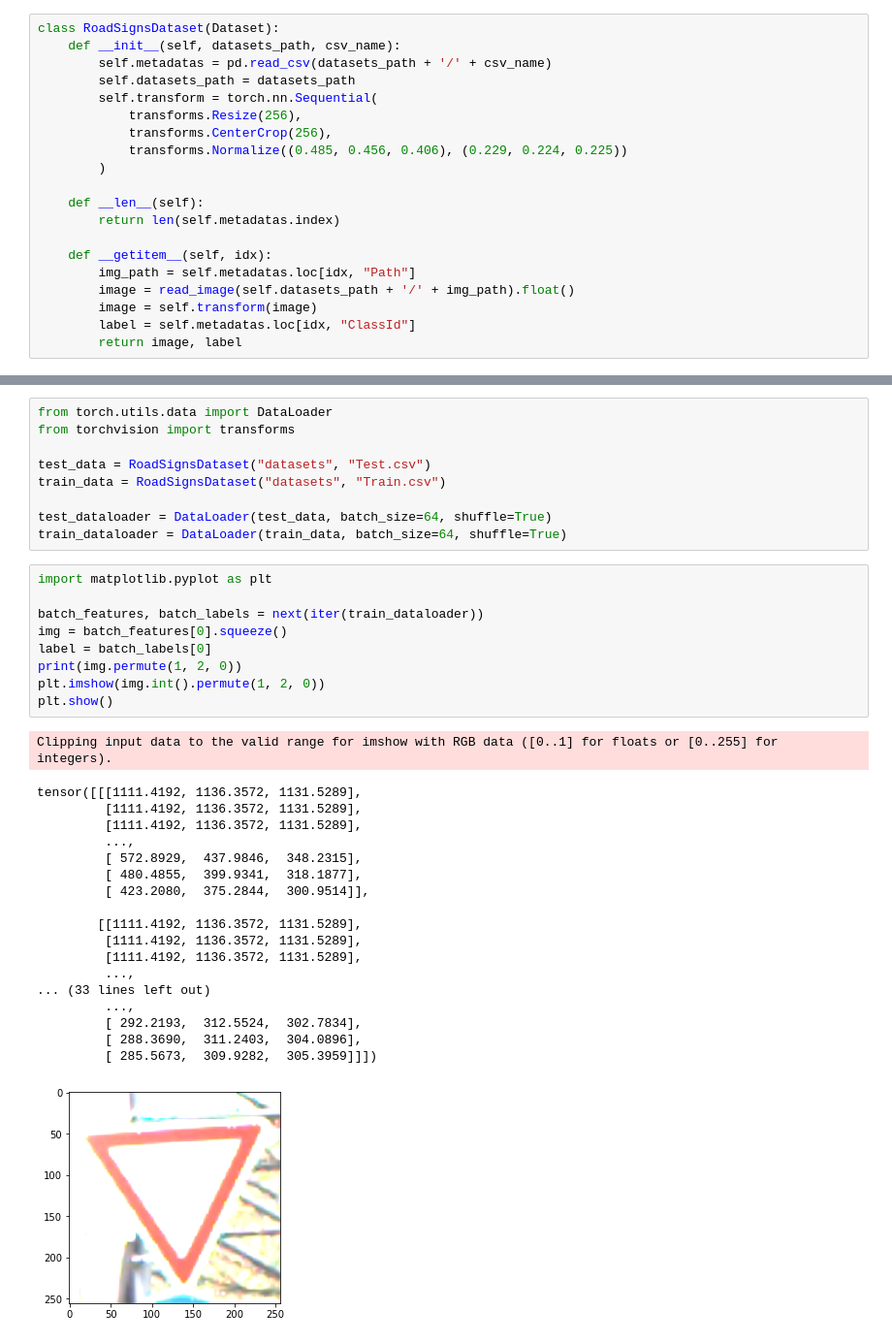
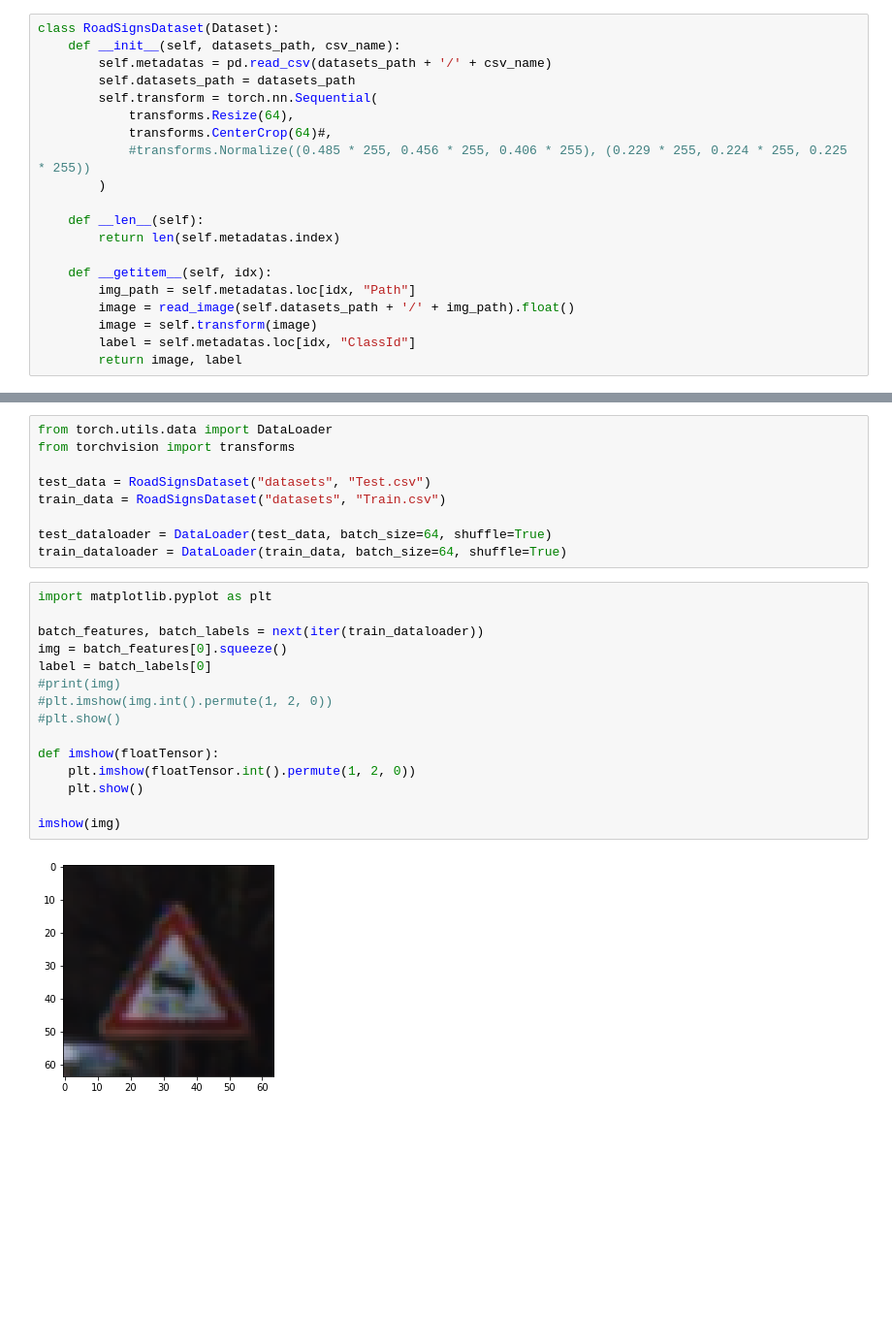
Before and after one commit to pauldoucet/road-sign-classification, a Jupyter notebook: Road signs classification.ipynb, the cells around one changed output, grey strips where cells are left out. Shown at 97% size. Saved outputs shown, nothing was run; the diff lists cells and outputs as text; blank space fills up the shorter version.

```diff
--- a/Road signs classification.ipynb
+++ b/Road signs classification.ipynb
@@ -24,9 +27,9 @@ class RoadSignsDataset(Dataset):
         self.metadatas = pd.read_csv(datasets_path + '/' + csv_name)
         self.datasets_path = datasets_path
         self.transform = torch.nn.Sequential(
-            transforms.Resize(256),
-            transforms.CenterCrop(256),
-            transforms.Normalize((0.485, 0.456, 0.406), (0.229, 0.224, 0.225))
+            transforms.Resize(64),
+            transforms.CenterCrop(64)#,
+            #transforms.Normalize((0.485 * 255, 0.456 * 255, 0.406 * 255), (0.229 * 255, 0.224 * 255, 0.225 * 255))
         )
 
     def __len__(self):
@@ -60,29 +53,17 @@ train_dataloader = DataLoader(train_data, batch_size=64, shuffle=True)
 # %%
 import matplotlib.pyplot as plt
 
 batch_features, batch_labels = next(iter(train_dataloader))
 img = batch_features[0].squeeze()
 label = batch_labels[0]
-print(img.permute(1, 2, 0))
-plt.imshow(img.int().permute(1, 2, 0))
-plt.show()
+#print(img)
+#plt.imshow(img.int().permute(1, 2, 0))
+#plt.show()
+
+def imshow(floatTensor):
+    plt.imshow(floatTensor.int().permute(1, 2, 0))
+    plt.show()
+
+imshow(img)
 # %% [output]
-Clipping input data to the valid range for imshow with RGB data ([0..1] for floats or [0..255] for integers).
-tensor([[[1111.4192, 1136.3572, 1131.5289],
-         [1111.4192, 1136.3572, 1131.5289],
-         [1111.4192, 1136.3572, 1131.5289],
-         ...,
-         [ 572.8929,  437.9846,  348.2315],
-         [ 480.4855,  399.9341,  318.1877],
-         [ 423.2080,  375.2844,  300.9514]],
-
-        [[1111.4192, 1136.3572, 1131.5289],
-         [1111.4192, 1136.3572, 1131.5289],
-         [1111.4192, 1136.3572, 1131.5289],
-         ...,
-... (33 lines left out)
-         ...,
-         [ 292.2193,  312.5524,  302.7834],
-         [ 288.3690,  311.2403,  304.0896],
-         [ 285.5673,  309.9282,  305.3959]]])
-[figure, old version]
+[figure, new version]
```
Also changed, not shown: parts of 8 cells of this notebook.
